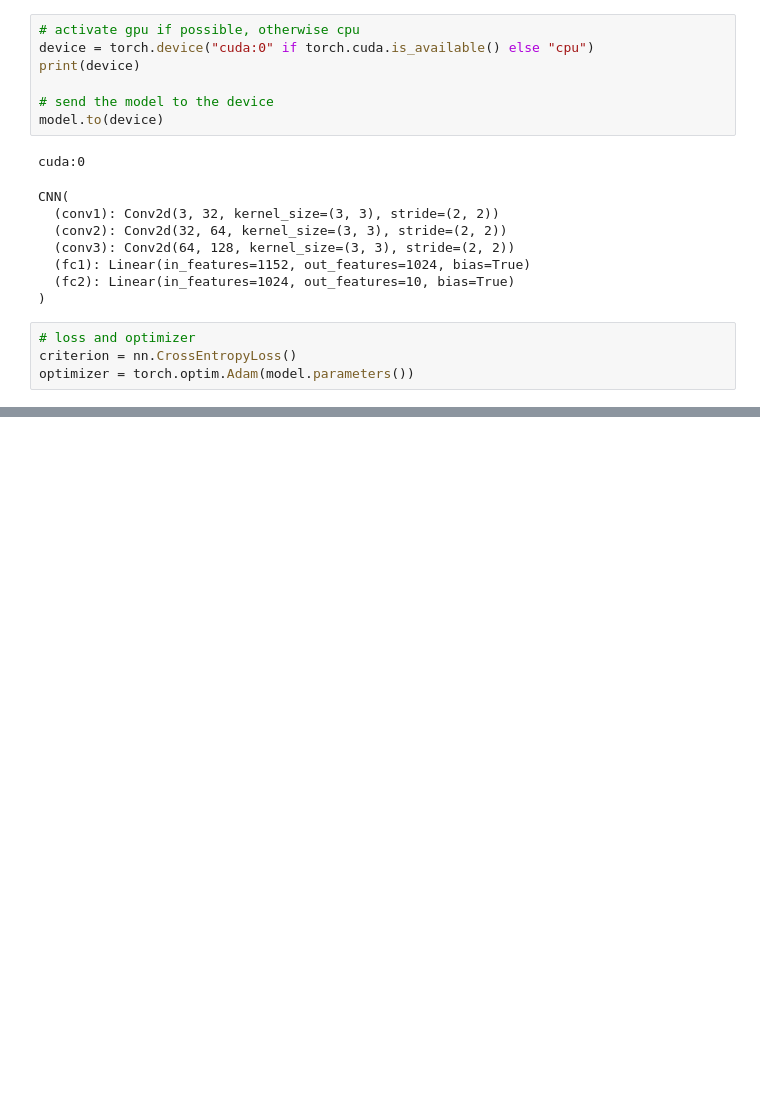
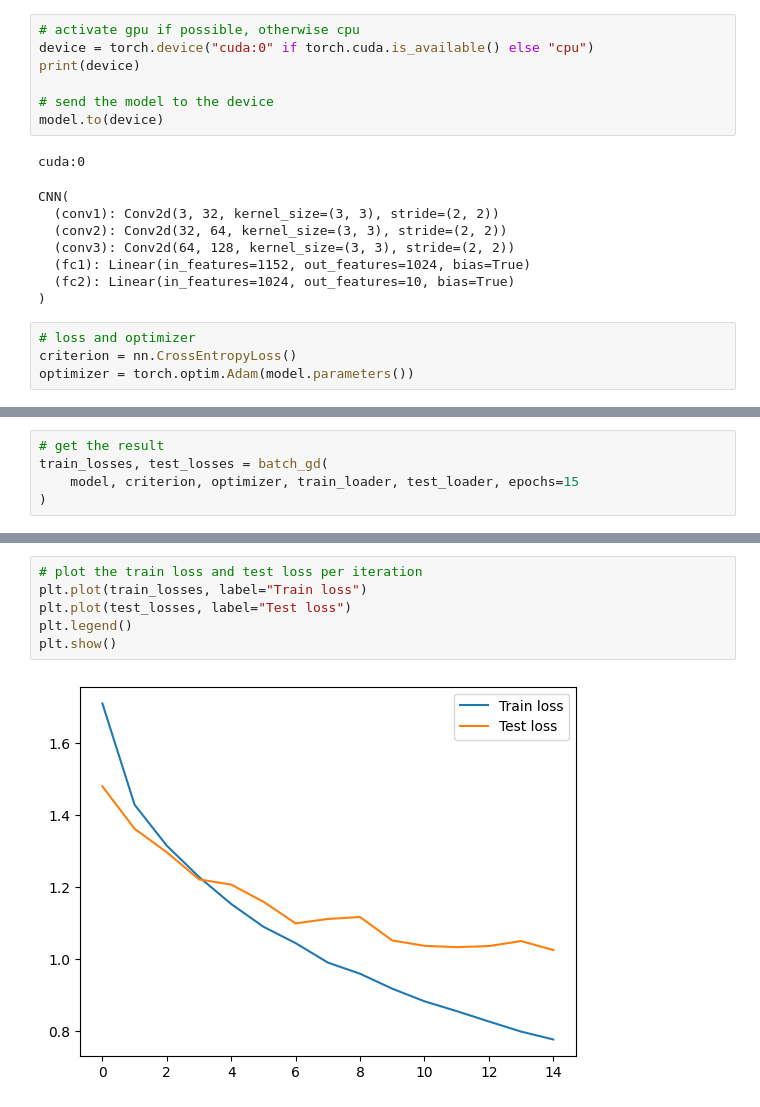
Before and after one commit to yo-resistor/cnn_cifar_10_classification, a Jupyter notebook: cifar_10_classification.ipynb, the cells around one changed output, grey strips where cells are left out. Cells and saved outputs as stored; diff of their text form; blank space fills up the shorter version.

```diff
--- a/cifar_10_classification.ipynb
+++ b/cifar_10_classification.ipynb
@@ -151,0 +210,5 @@ optimizer = torch.optim.Adam(model.parameters())
+# %%
+# get the result
+train_losses, test_losses = batch_gd(
+    model, criterion, optimizer, train_loader, test_loader, epochs=15
+)
@@ -151,0 +234,8 @@ optimizer = torch.optim.Adam(model.parameters())
+# %%
+# plot the train loss and test loss per iteration
+plt.plot(train_losses, label="Train loss")
+plt.plot(test_losses, label="Test loss")
+plt.legend()
+plt.show()
+# %% [output]
+[figure, added]
```
Also changed, not shown: parts of 11 cells of this notebook.
